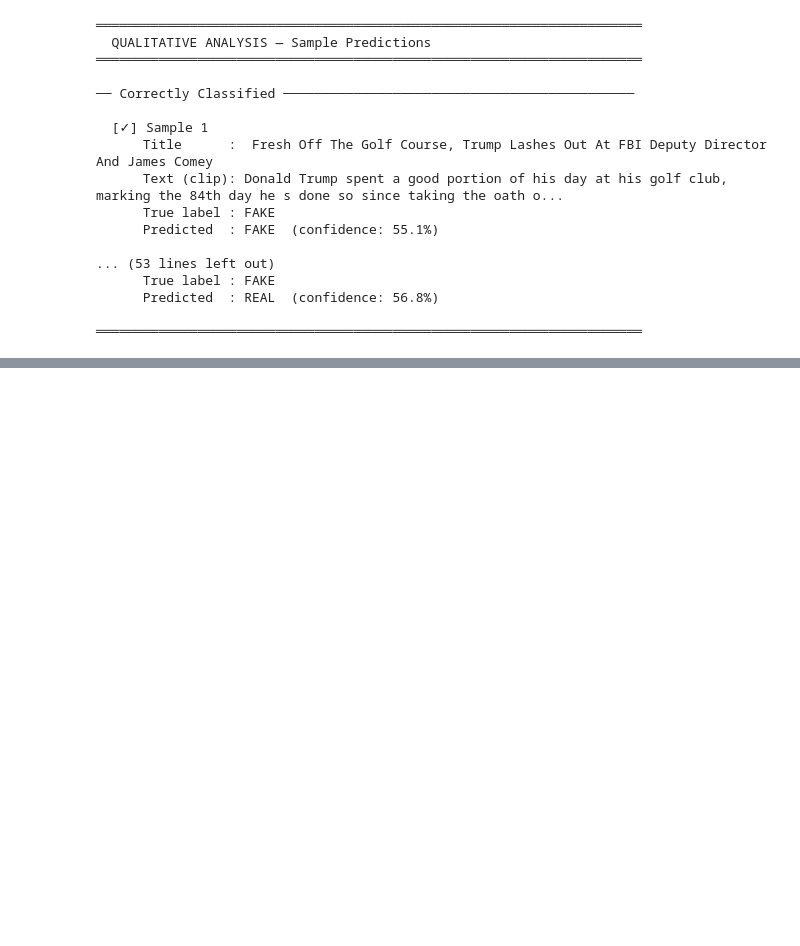
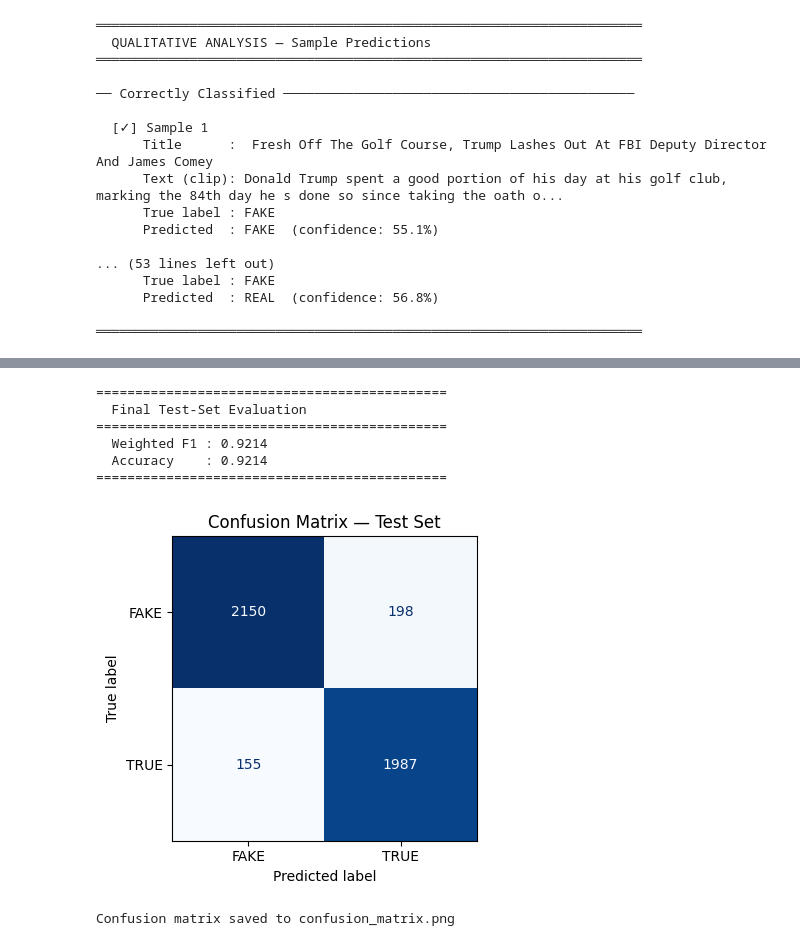
Before and after one commit to Nopenop/app-dl-final-project, a Jupyter notebook: v2.ipynb, the cells around one changed output, grey strips where cells are left out. Saved outputs shown, nothing was run; the diff lists cells and outputs as text; code cells hidden in the pictures; blank space fills up the shorter version.

```diff
--- a/v2.ipynb
+++ b/v2.ipynb
@@ -405,0 +509,42 @@ print("═" * 70)
+# %%
+# The following is from Claude Code
+# Final evaluation on the held-out test set
+import numpy as np
+import matplotlib.pyplot as plt
+from sklearn.metrics import (
+    f1_score,
+    accuracy_score,
+    confusion_matrix,
+    ConfusionMatrixDisplay,
+)
+
+# Use the Trainer to get predictions on the test split
+test_output = trainer.predict(tokenized_datasets["test"])
+
+preds  = test_output.predictions.argmax(axis=-1)
+labels = test_output.label_ids
+
+# ── Metrics ──────────────────────────────────────────────────────────────────
+f1  = f1_score(labels, preds, average="weighted")
+acc = accuracy_score(labels, preds)
+
+print("=" * 45)
+print("  Final Test-Set Evaluation")
+print("=" * 45)
+print(f"  Weighted F1 : {f1:.4f}")
+print(f"  Accuracy    : {acc:.4f}")
+print("=" * 45)
+
+# ── Confusion Matrix ──────────────────────────────────────────────────────────
+class_names = ["FAKE", "TRUE"]
+cm = confusion_matrix(labels, preds)
+
+fig, ax = plt.subplots(figsize=(5, 4))
+disp = ConfusionMatrixDisplay(confusion_matrix=cm, display_labels=class_names)
+disp.plot(ax=ax, colorbar=False, cmap="Blues")
+ax.set_title("Confusion Matrix — Test Set")
+fig.tight_layout()
+fig.savefig("confusion_matrix.png", dpi=150)
+plt.show()
+print("Confusion matrix saved to confusion_matrix.png")
+# %% [output]
@@ -405,0 +552,8 @@ print("═" * 70)
+=============================================
+  Final Test-Set Evaluation
+=============================================
+  Weighted F1 : 0.9214
+  Accuracy    : 0.9214
+=============================================
+[figure, added]
+Confusion matrix saved to confusion_matrix.png
```
Also changed, not shown: parts of 15 cells of this notebook, 19 other files.
